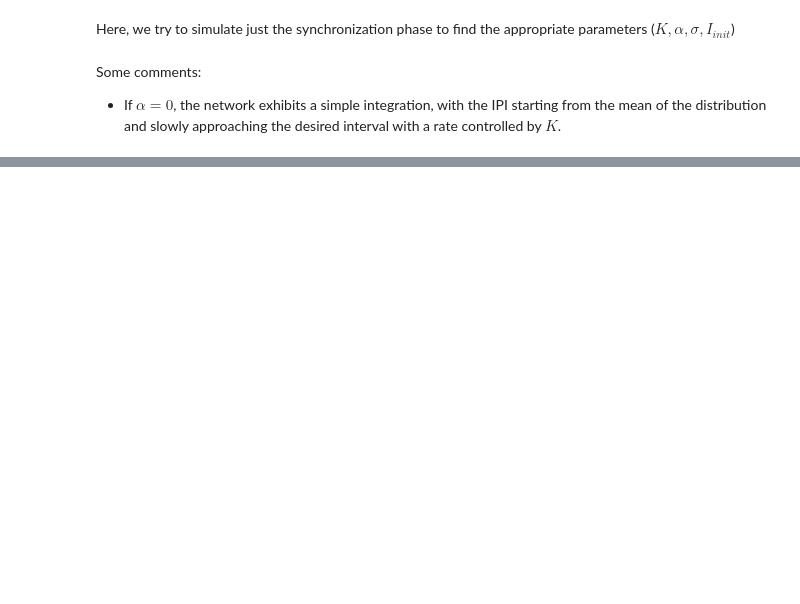
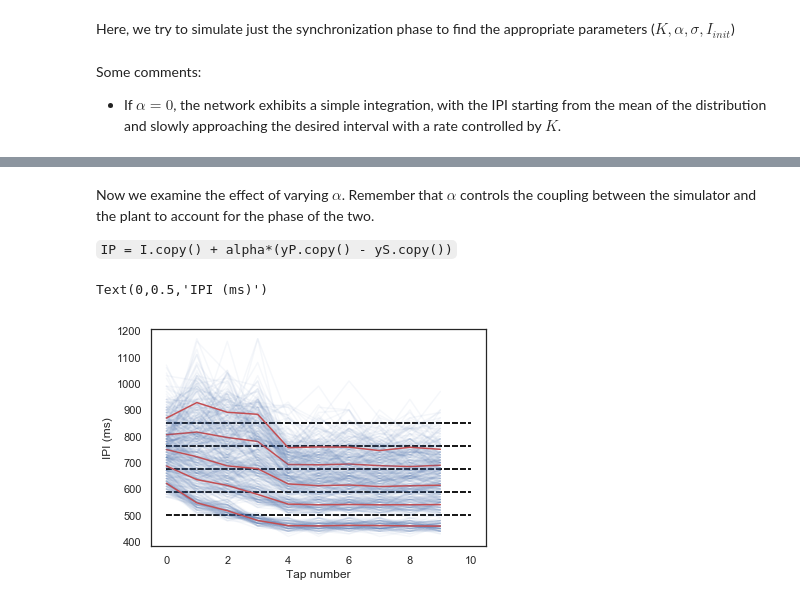
Before and after one commit to jazlab/SE_NL_MJ_2020, a Jupyter notebook: SynchronizationNetwork_noise.ipynb, the cells around one changed output, grey strips where cells are left out. Cells and saved outputs as stored; diff of their text form; code cells hidden in the pictures; blank space fills up the shorter version.

```diff
--- a/SynchronizationNetwork_noise.ipynb
+++ b/SynchronizationNetwork_noise.ipynb
@@ -594,0 +603,32 @@ Text(0,0.5,'IPI (ms)')
+# %% [markdown]
+Now we examine the effect of varying $\alpha$. Remember that $\alpha$ controls the coupling between the simulator and the plant to account for the phase of the two.
+
+``IP = I.copy() + alpha*(yP.copy() - yS.copy())``
+# %%
+durs = np.linspace(500, 850, 5)
+meanITIs = []
+
+for interval in durs:
+    usim, vsim, ysim, Ilst, siglst, u_p, v_p, y_p, I_p, production_lst = simulate_synchronization2(ntrials=100,
+                                                                               durations=[interval] * 4 + [10000],
+                                                                               sigma=0.01, K=5, initI=0.77, alpha = 0.1)
+
+    # Find the IPI (inter-production interval)
+    ipi_lst = []
+    for i in range(production_lst.shape[1]):
+        single_production = production_lst[:,i]
+        #print(len(np.nonzero(single_production)[0]))
+        ipi_lst.append(np.diff(np.nonzero(single_production)[0])[:10])
+
+    plt.plot(np.array(ipi_lst).T * 10, 'b', alpha=0.05)
+    meanline = np.mean(np.array(ipi_lst), axis=0)
+    meanITIs.append(meanline)
+    plt.plot(meanline * 10, 'r')
+    plt.hlines(durs, 0, 10, linestyles='--')
+
+plt.xlabel('Tap number')
+plt.ylabel('IPI (ms)')
+#plt.ylim((500, 900))
+# %% [output]
+Text(0,0.5,'IPI (ms)')
+[figure, added]
```
Also changed, not shown: parts of 4 cells of this notebook.
